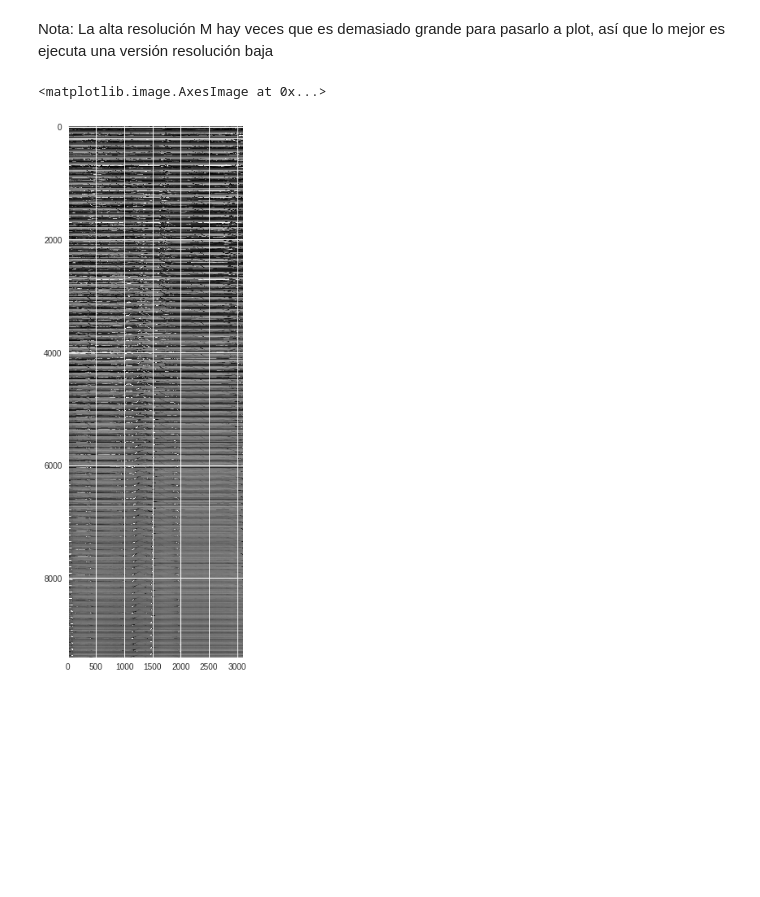
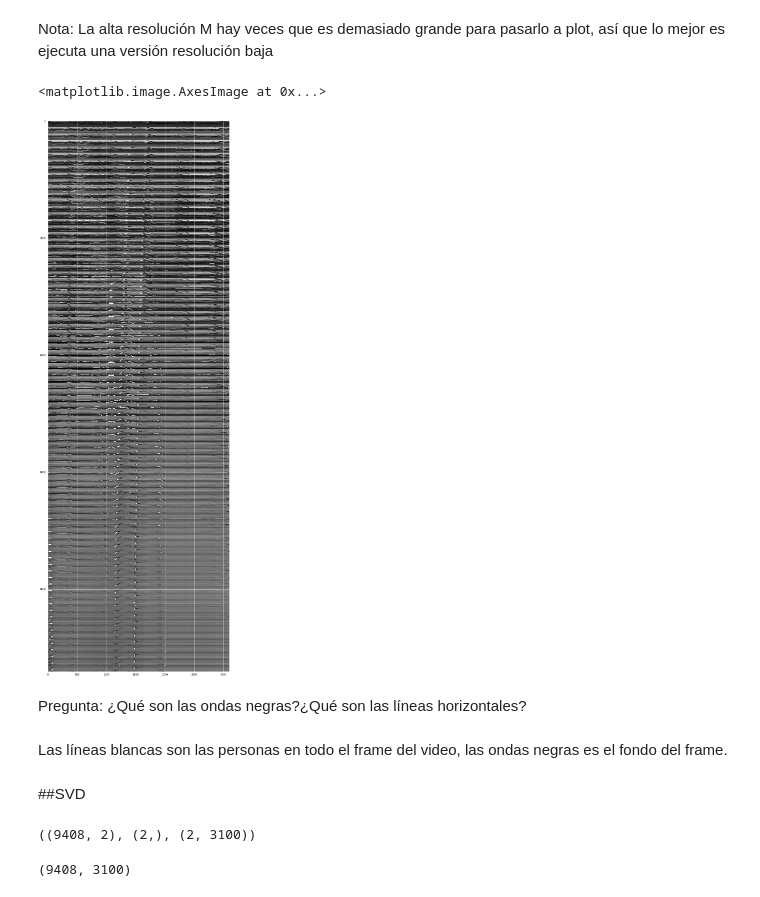
Before and after one commit to victwise/DeepLearning, a Jupyter notebook: Capítulo3.ipynb, the cells around one changed output. Cells and saved outputs as stored; diff of their text form; code cells hidden in the pictures; blank space fills up the shorter version.

```diff
--- a/Capítulo3.ipynb
+++ b/Capítulo3.ipynb
@@ -114,8 +114,12 @@ np.save("baja_res_video_matriz.npy", M)
 # %% [markdown]
 Nota: La alta resolución M hay veces que es demasiado grande para pasarlo a plot, así que lo mejor es ejecuta una versión resolución baja
 # %%
-plt.figure(figsize=(6,12))
+plt.figure(figsize=(12,48))
 plt.imshow(M,cmap='gray')
 # %% [output]
 <matplotlib.image.AxesImage at 0x...>
-[figure, old version]
+[figure, new version]
+# %% [markdown]
+Pregunta: ¿Qué son las ondas negras?¿Qué son las líneas horizontales?
+# %% [markdown]
+Las líneas blancas son las personas en todo el frame del video, las ondas negras es el fondo del frame.
@@ -121,0 +128,2 @@ plt.imshow(M,cmap='gray')
+# %% [markdown]
+##SVD
@@ -121,0 +134,5 @@ plt.imshow(M,cmap='gray')
+# %%
+#el método shape nos permite saber las dimensiones del array, ya sea en el eje x, tanto como en el y.
+u.shape, s.shape, v.shape
+# %% [output]
+((9408, 2), (2,), (2, 3100))
@@ -121,0 +142,4 @@ plt.imshow(M,cmap='gray')
+# %%
+low_rank.shape
+# %% [output]
+(9408, 3100)
```
Also changed, not shown: parts of 8 cells of this notebook.
